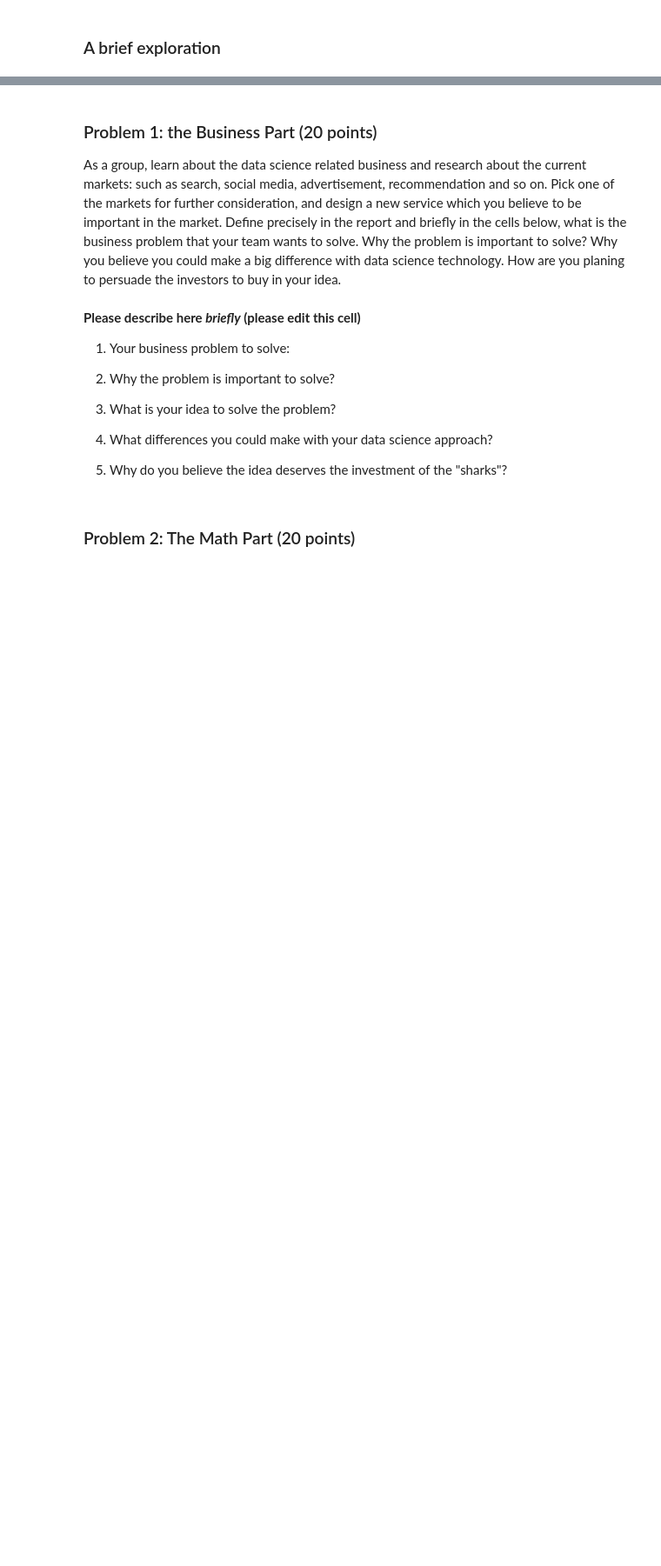
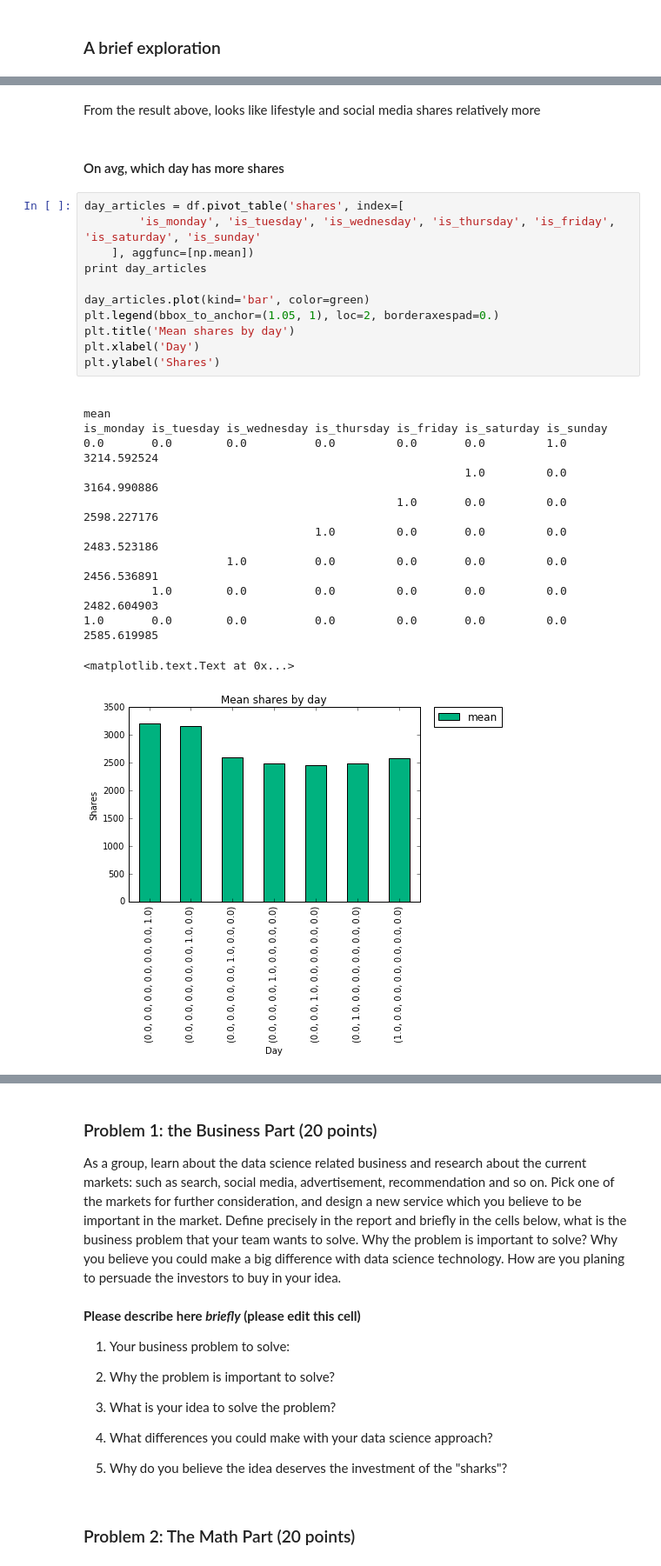
Before and after one commit to awkweb/DS501, a Jupyter notebook: 4/CaseStudy4.ipynb, the cells around one changed output, grey strips where cells are left out. Shown at 87% size. Cells and saved outputs as stored; diff of their text form; blank space fills up the shorter version.

```diff
--- a/4/CaseStudy4.ipynb
+++ b/4/CaseStudy4.ipynb
@@ -132,0 +234,27 @@ data_frame[['shares','n_tokens_title']].describe()
+# %% [markdown]
+From the result above, looks like lifestyle and social media shares relatively more
+# %% [markdown]
+#### On avg, which day has more shares
+# %%
+day_articles = df.pivot_table('shares', index=[
+        'is_monday', 'is_tuesday', 'is_wednesday', 'is_thursday', 'is_friday', 'is_saturday', 'is_sunday'
+    ], aggfunc=[np.mean])
+print day_articles
+
+day_articles.plot(kind='bar', color=green)
+plt.legend(bbox_to_anchor=(1.05, 1), loc=2, borderaxespad=0.)
+plt.title('Mean shares by day')
+plt.xlabel('Day')
+plt.ylabel('Shares')
+# %% [output]
+                                                                                      mean
+is_monday is_tuesday is_wednesday is_thursday is_friday is_saturday is_sunday
+0.0       0.0        0.0          0.0         0.0       0.0         1.0        3214.592524
+                                                        1.0         0.0        3164.990886
+                                              1.0       0.0         0.0        2598.227176
+                                  1.0         0.0       0.0         0.0        2483.523186
+                     1.0          0.0         0.0       0.0         0.0        2456.536891
+          1.0        0.0          0.0         0.0       0.0         0.0        2482.604903
+1.0       0.0        0.0          0.0         0.0       0.0         0.0        2585.619985
+<matplotlib.text.Text at 0x...>
+[figure, added]
```
Also changed, not shown: parts of 70 cells of this notebook, 3 other files.
